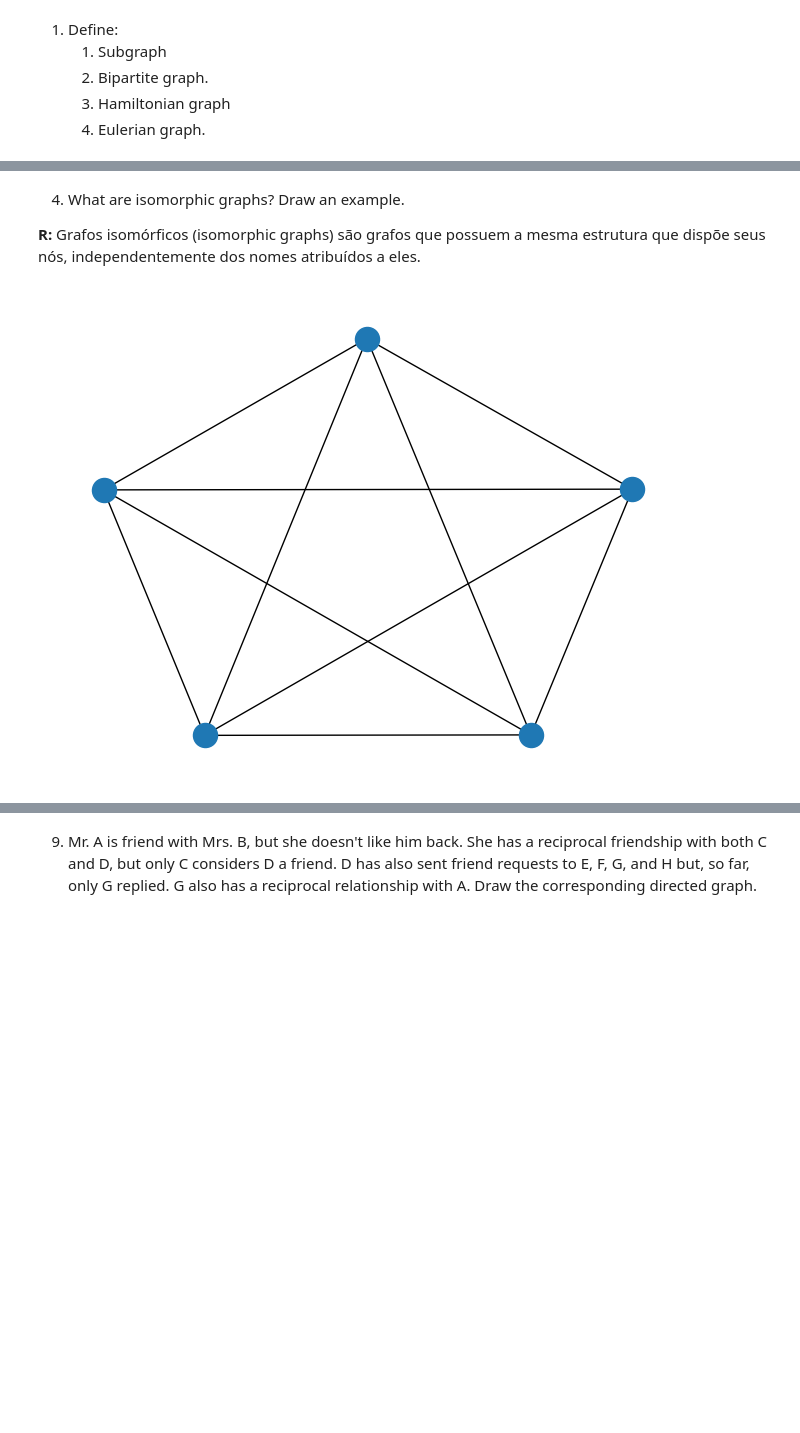
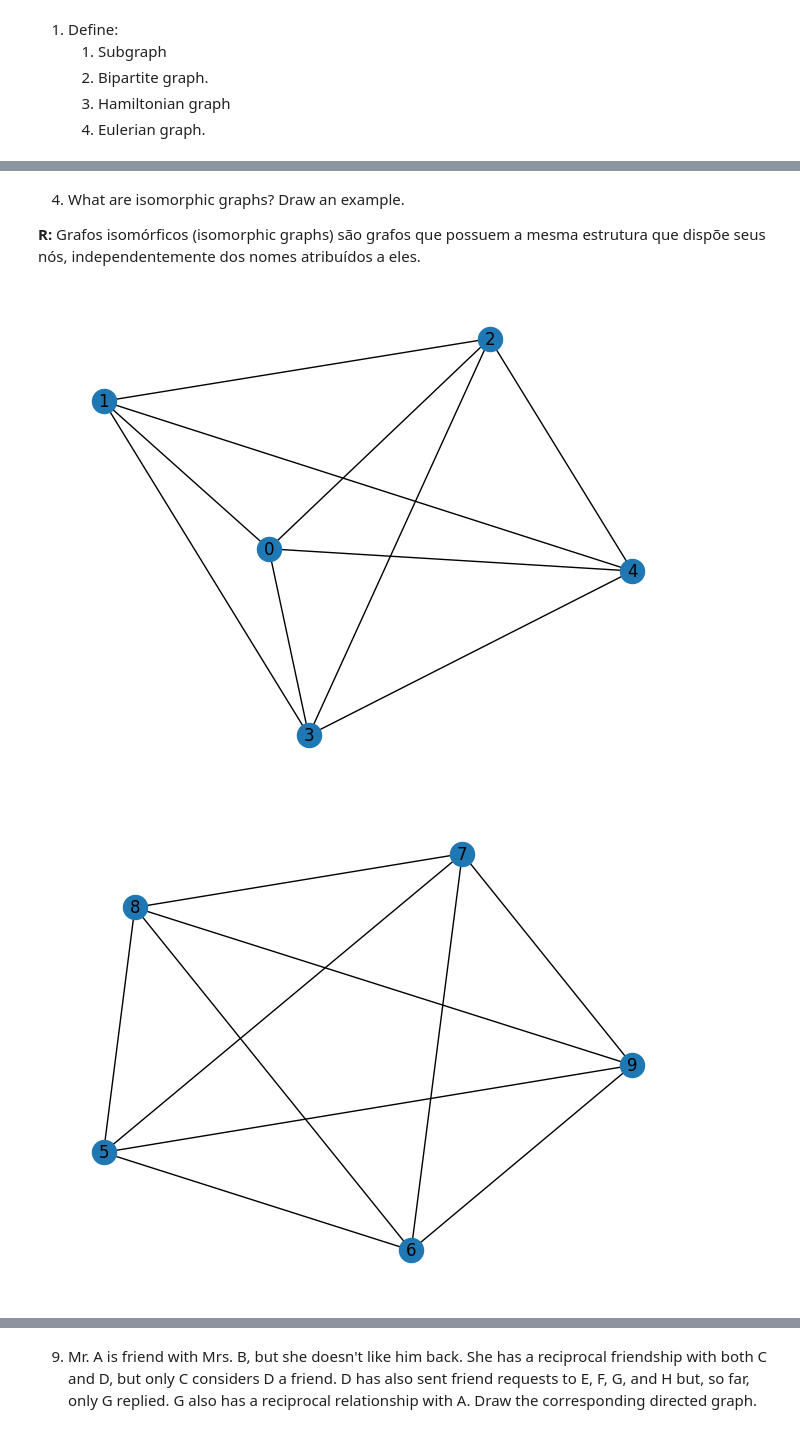
Before and after one commit to felipesenam/-network_analysis, a Jupyter notebook: ex_01.ipynb, the cells around one changed output, grey strips where cells are left out. Cells and saved outputs as stored; diff of their text form; code cells hidden in the pictures; blank space fills up the shorter version.

```diff
--- a/ex_01.ipynb
+++ b/ex_01.ipynb
@@ -22,14 +22,19 @@ import matplotlib.pyplot as plt
 # %% [markdown]
 4. What are isomorphic graphs? Draw an example.
 
-**R:** Grafos isomórficos (isomorphic graphs) são grafos que possuem a mesma estrutura que dispõe seus nós, independentemente dos nomes atribuídos a eles.
+ **R:** Grafos isomórficos (isomorphic graphs) são grafos que possuem a mesma estrutura que dispõe seus nós, independentemente dos nomes atribuídos a eles.
 # %%
-G = nx.Graph(
+G1 = nx.Graph(
     [(i, j) for i in range(5) for j in range(5) if i != j]
 )
+nx.draw(G1, with_labels=True)
+plt.show()
 
-
-nx.draw(G)
+G2 = nx.Graph(
+    [(i, j) for i in range(5, 10) for j in range(5, 10) if i != j]
+)
+nx.draw(G2, with_labels=True)
 plt.show()
 # %% [output]
-[figure, old version]
+[figure, new version]
+[figure, added]
```
Also changed, not shown: parts of 8 cells of this notebook.
